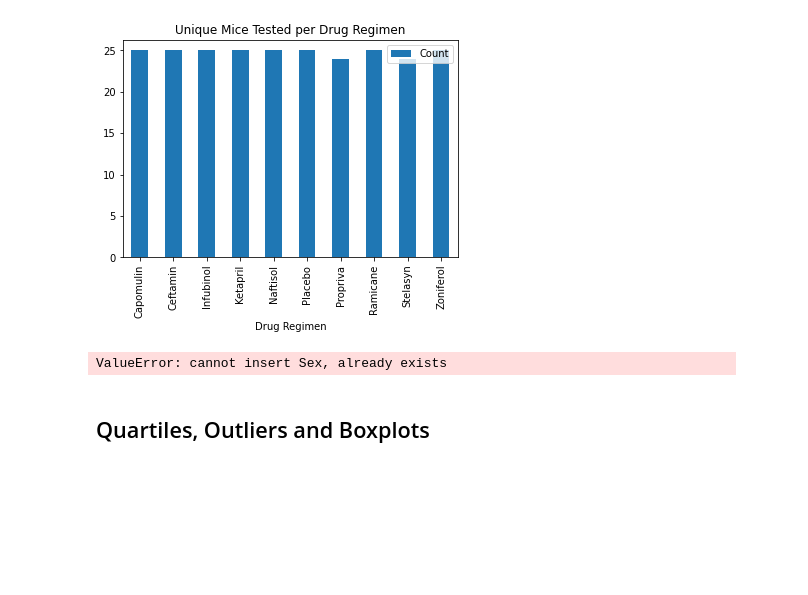
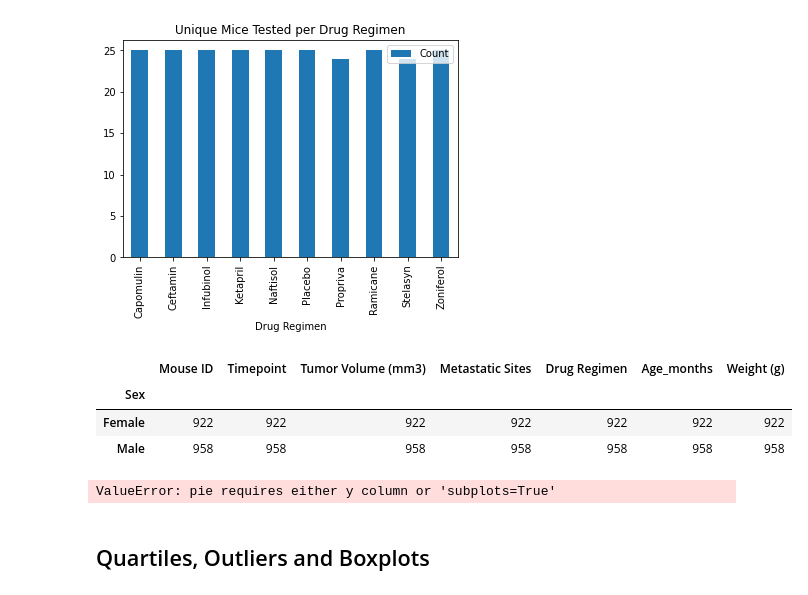
Before and after one commit to sjryandesigns/Matplotlib---Power-of-Plots, a Jupyter notebook: pymaceuticals_starter.ipynb, the cells around one changed output. Drawn from its saved outputs; the diff is of its cells as text; code cells hidden in the pictures; blank space fills up the shorter version.

```diff
--- a/pymaceuticals_starter.ipynb
+++ b/pymaceuticals_starter.ipynb
@@ -173,14 +173,19 @@ group_bar = group_df.plot(kind = 'bar',x = "Drug Regimen", y="Count", title="Uni
 # %%
 # Generate a bar plot showing the total number of unique mice tested on each drug regimen using pyplot.
 # %%
-gender_df = clean_data.groupby('Sex').nunique().reset_index()
-gender_df
+gender_df = clean_data.groupby('Sex').count()
+gender_df.head()
 # %% [output]
-ValueError: cannot insert Sex, already exists
+|  | Mouse ID | Timepoint | Tumor Volume (mm3) | Metastatic Sites | Drug Regimen | Age_months | Weight (g) |
+| Sex |  |  |  |  |  |  |  |
+| Female | 922 | 922 | 922 | 922 | 922 | 922 | 922 |
+| Male | 958 | 958 | 958 | 958 | 958 | 958 | 958 |
 # %%
 # Generate a pie plot showing the distribution of female versus male mice using pandas
 
-gender_py = group_df.plot(kind = 'pie', y='Mouse ID')
+gender_py = group_df.plot(kind = 'pie')
+# %% [output]
+ValueError: pie requires either y column or 'subplots=True'
 # %%
 # Generate a pie plot showing the distribution of female versus male mice using pyplot
 labels = gender_df['Sex']
```
